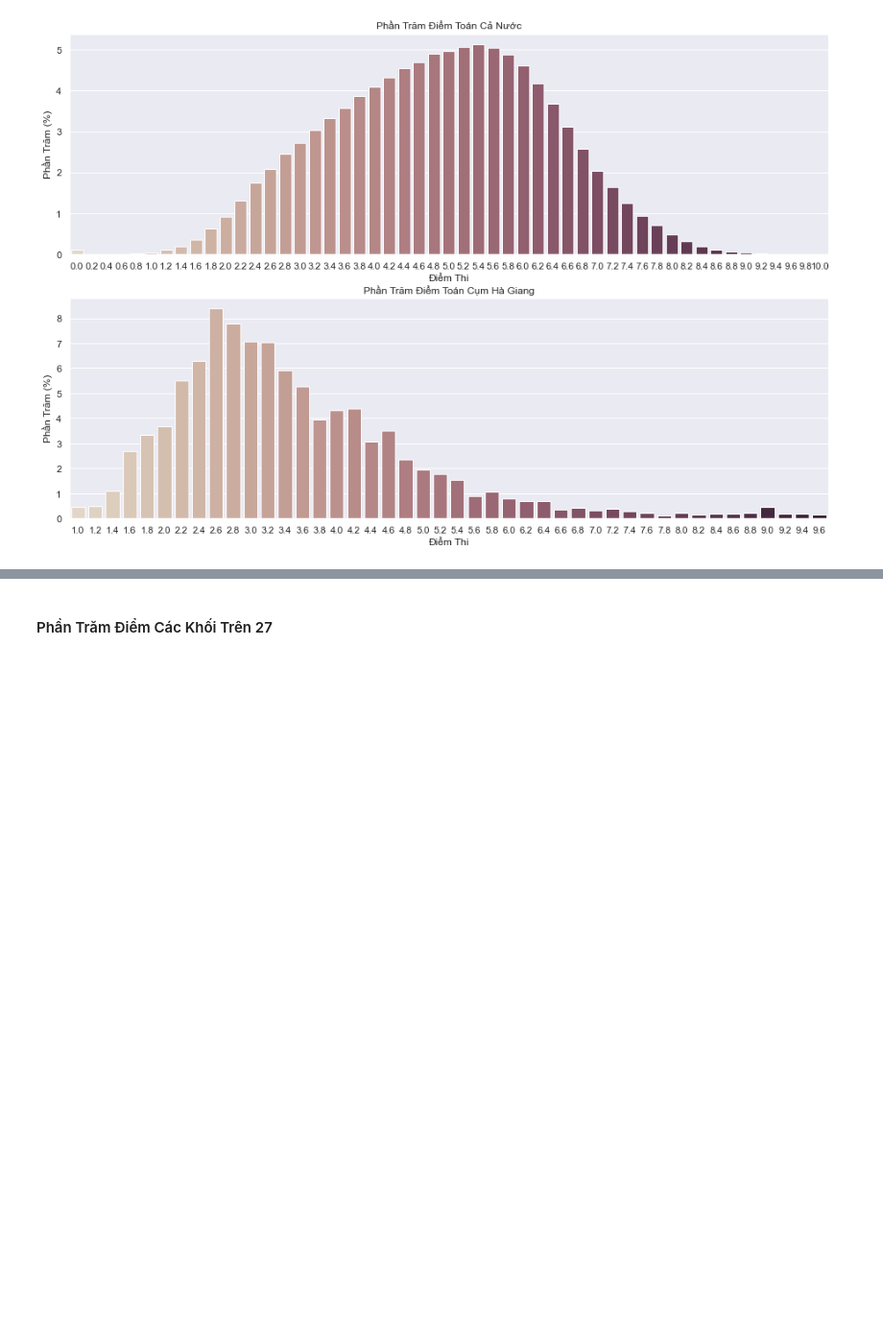
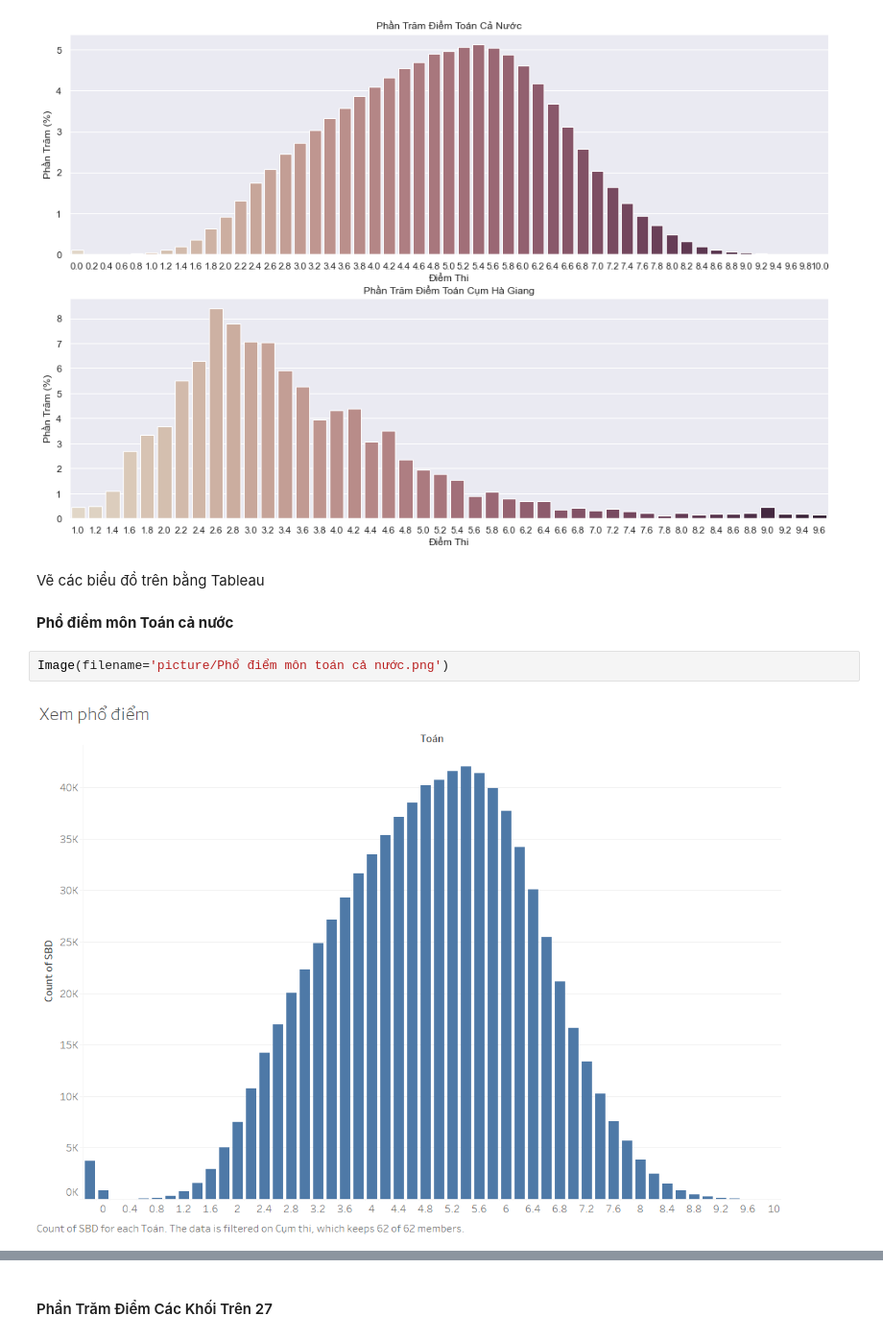
Before and after one commit to nguyenkhangme/project-visualization-cheating-score, a Jupyter notebook: Main.ipynb, the cells around one changed output, grey strips where cells are left out. Shown: that part at 96% size. Cells and saved outputs as stored; diff of their text form; blank space fills up the shorter version.

Commit message:
add plot and comment

```diff
--- a/Main.ipynb
+++ b/Main.ipynb
@@ -383,3 +384,11 @@ g.set(xlabel = "Điểm Thi", ylabel = "Phần Trăm (%)")
 plt.show()
 # %% [output]
 [figure]
+# %% [markdown]
+Vẽ các biểu đồ trên bằng Tableau
+# %% [markdown]
+**Phổ điểm môn Toán cả nước**
+# %%
+Image(filename='picture/Phổ điểm môn toán cả nước.png')
+# %% [output]
+[figure, added]
```
Also changed, not shown: parts of 23 cells of this notebook, 9 other files.
